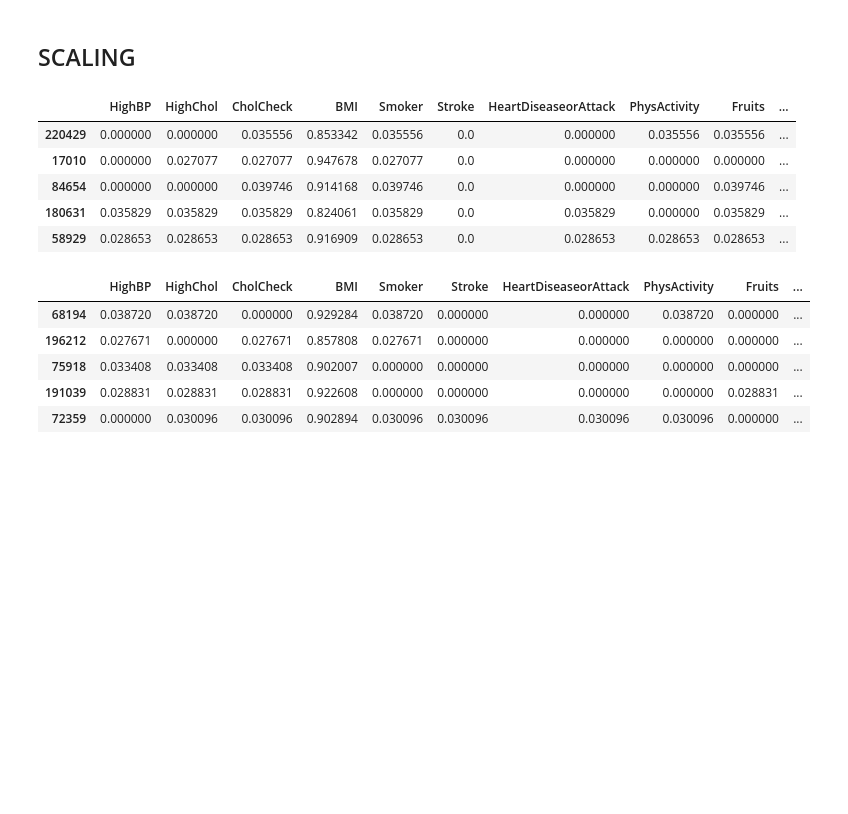
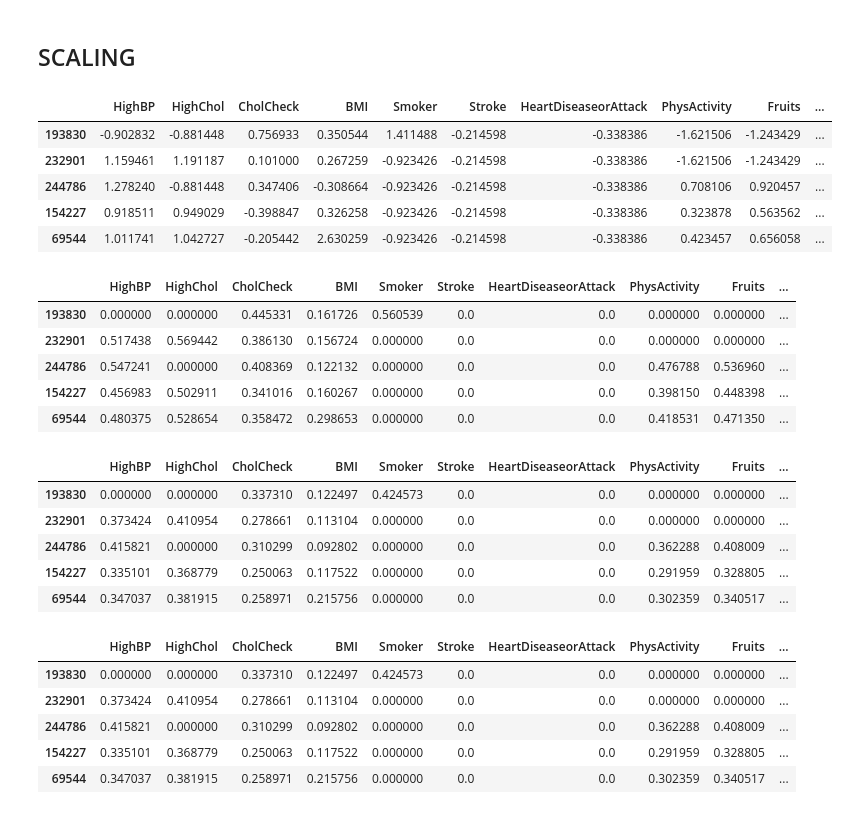
Before and after one commit to dplazau/ironhack-bootcamp, a Jupyter notebook: projects/ironhack-final-project/index.ipynb, the cells around one changed output. Cells and saved outputs as stored; diff of their text form; code cells hidden in the pictures; blank space fills up the shorter version.

```diff
--- a/projects/ironhack-final-project/index.ipynb
+++ b/projects/ironhack-final-project/index.ipynb
@@ -267,21 +275,35 @@ weighted avg       0.79      0.84      0.80     57369
 ## SCALING
 # %%
 # because we have only integer (discrete and float), lets scale all float values
-from sklearn.preprocessing import Normalizer
-X_train_scaled, X_test_scaled = utils.scale_sets([X_train, X_test], scaler=Normalizer)
+X_train_scaled = pd.DataFrame()
+X_test_scaled = pd.DataFrame()
+for scaler in SCALERS:
+    X_train_scaled, X_test_scaled = utils.scale_sets([X_train, X_test], scaler=scaler)
+    display(X_train_scaled.head(5))
+
+# X_train_scaled, X_test_scaled = utils.scale_sets([X_train, X_test], scaler=MinMaxScaler)
+# %% [output]
+|  | HighBP | HighChol | CholCheck | BMI | Smoker | Stroke | HeartDiseaseorAttack | PhysActivity | Fruits | ... |
+| 193830 | -0.902832 | -0.881448 | 0.756933 | 0.350544 | 1.411488 | -0.214598 | -0.338386 | -1.621506 | -1.243429 | ... |
+| 232901 | 1.159461 | 1.191187 | 0.101000 | 0.267259 | -0.923426 | -0.214598 | -0.338386 | -1.621506 | -1.243429 | ... |
+| 244786 | 1.278240 | -0.881448 | 0.347406 | -0.308664 | -0.923426 | -0.214598 | -0.338386 | 0.708106 | 0.920457 | ... |
+| 154227 | 0.918511 | 0.949029 | -0.398847 | 0.326258 | -0.923426 | -0.214598 | -0.338386 | 0.323878 | 0.563562 | ... |
+| 69544 | 1.011741 | 1.042727 | -0.205442 | 2.630259 | -0.923426 | -0.214598 | -0.338386 | 0.423457 | 0.656058 | ... |
+|  | HighBP | HighChol | CholCheck | BMI | Smoker | Stroke | HeartDiseaseorAttack | PhysActivity | Fruits | ... |
+| 193830 | 0.000000 | 0.000000 | 0.445331 | 0.161726 | 0.560539 | 0.0 | 0.0 | 0.000000 | 0.000000 | ... |
+| 232901 | 0.517438 | 0.569442 | 0.386130 | 0.156724 | 0.000000 | 0.0 | 0.0 | 0.000000 | 0.000000 | ... |
+| 244786 | 0.547241 | 0.000000 | 0.408369 | 0.122132 | 0.000000 | 0.0 | 0.0 | 0.476788 | 0.536960 | ... |
+| 154227 | 0.456983 | 0.502911 | 0.341016 | 0.160267 | 0.000000 | 0.0 | 0.0 | 0.398150 | 0.448398 | ... |
+| 69544 | 0.480375 | 0.528654 | 0.358472 | 0.298653 | 0.000000 | 0.0 | 0.0 | 0.418531 | 0.471350 | ... |
+|  | HighBP | HighChol | CholCheck | BMI | Smoker | Stroke | HeartDiseaseorAttack | PhysActivity | Fruits | ... |
+| 193830 | 0.000000 | 0.000000 | 0.337310 | 0.122497 | 0.424573 | 0.0 | 0.0 | 0.000000 | 0.000000 | ... |
+| 232901 | 0.373424 | 0.410954 | 0.278661 | 0.113104 | 0.000000 | 0.0 | 0.0 | 0.000000 | 0.000000 | ... |
+| 244786 | 0.415821 | 0.000000 | 0.310299 | 0.092802 | 0.000000 | 0.0 | 0.0 | 0.362288 | 0.408009 | ... |
+| 154227 | 0.335101 | 0.368779 | 0.250063 | 0.117522 | 0.000000 | 0.0 | 0.0 | 0.291959 | 0.328805 | ... |
+| 69544 | 0.347037 | 0.381915 | 0.258971 | 0.215756 | 0.000000 | 0.0 | 0.0 | 0.302359 | 0.340517 | ... |
+|  | HighBP | HighChol | CholCheck | BMI | Smoker | Stroke | HeartDiseaseorAttack | PhysActivity | Fruits | ... |
+| 193830 | 0.000000 | 0.000000 | 0.337310 | 0.122497 | 0.424573 | 0.0 | 0.0 | 0.000000 | 0.000000 | ... |
+| 232901 | 0.373424 | 0.410954 | 0.278661 | 0.113104 | 0.000000 | 0.0 | 0.0 | 0.000000 | 0.000000 | ... |
+| 244786 | 0.415821 | 0.000000 | 0.310299 | 0.092802 | 0.000000 | 0.0 | 0.0 | 0.362288 | 0.408009 | ... |
+| 154227 | 0.335101 | 0.368779 | 0.250063 | 0.117522 | 0.000000 | 0.0 | 0.0 | 0.291959 | 0.328805 | ... |
+| 69544 | 0.347037 | 0.381915 | 0.258971 | 0.215756 | 0.000000 | 0.0 | 0.0 | 0.302359 | 0.340517 | ... |
-# %%
-display(X_train_scaled.head(5))
-display(X_test_scaled.head(5))
-# %% [output]
-|  | HighBP | HighChol | CholCheck | BMI | Smoker | Stroke | HeartDiseaseorAttack | PhysActivity | Fruits | ... |
-| 220429 | 0.000000 | 0.000000 | 0.035556 | 0.853342 | 0.035556 | 0.0 | 0.000000 | 0.035556 | 0.035556 | ... |
-| 17010 | 0.000000 | 0.027077 | 0.027077 | 0.947678 | 0.027077 | 0.0 | 0.000000 | 0.000000 | 0.000000 | ... |
-| 84654 | 0.000000 | 0.000000 | 0.039746 | 0.914168 | 0.039746 | 0.0 | 0.000000 | 0.000000 | 0.039746 | ... |
-| 180631 | 0.035829 | 0.035829 | 0.035829 | 0.824061 | 0.035829 | 0.0 | 0.035829 | 0.000000 | 0.035829 | ... |
-| 58929 | 0.028653 | 0.028653 | 0.028653 | 0.916909 | 0.028653 | 0.0 | 0.028653 | 0.028653 | 0.028653 | ... |
-|  | HighBP | HighChol | CholCheck | BMI | Smoker | Stroke | HeartDiseaseorAttack | PhysActivity | Fruits | ... |
-| 68194 | 0.038720 | 0.038720 | 0.000000 | 0.929284 | 0.038720 | 0.000000 | 0.000000 | 0.038720 | 0.000000 | ... |
-| 196212 | 0.027671 | 0.000000 | 0.027671 | 0.857808 | 0.027671 | 0.000000 | 0.000000 | 0.000000 | 0.000000 | ... |
-| 75918 | 0.033408 | 0.033408 | 0.033408 | 0.902007 | 0.000000 | 0.000000 | 0.000000 | 0.000000 | 0.000000 | ... |
-| 191039 | 0.028831 | 0.028831 | 0.028831 | 0.922608 | 0.000000 | 0.000000 | 0.000000 | 0.000000 | 0.028831 | ... |
-| 72359 | 0.000000 | 0.030096 | 0.030096 | 0.902894 | 0.030096 | 0.030096 | 0.030096 | 0.030096 | 0.000000 | ... |
```
Also changed, not shown: parts of 10 cells of this notebook.
